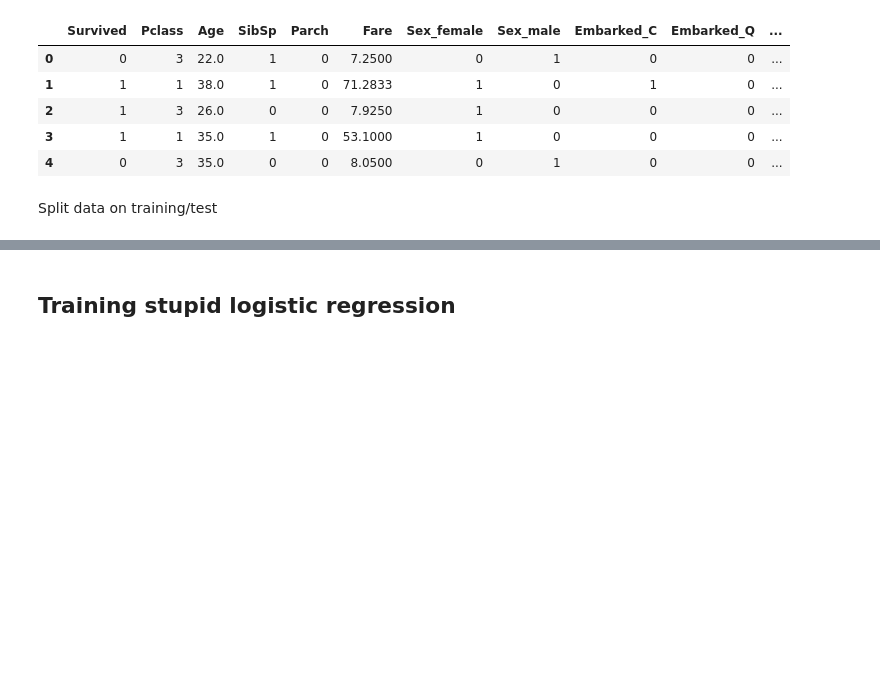
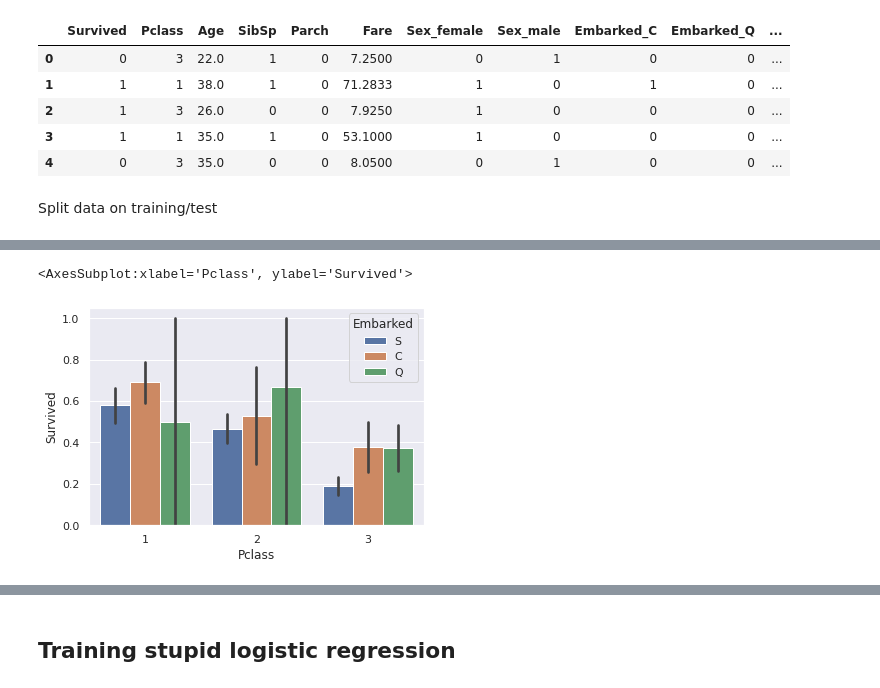
Before and after one commit to VsevolodKozlov-git/kaggle-titanic-competition, a Jupyter notebook: main.ipynb, the cells around one changed output, grey strips where cells are left out. Cells and saved outputs as stored; diff of their text form; code cells hidden in the pictures; blank space fills up the shorter version.

```diff
--- a/main.ipynb
+++ b/main.ipynb
@@ -99,0 +102,5 @@ X_train, X_test, y_train, y_test = train_test_split(X, y, train_size=0.8)
+# %%
+df_visualization = df_all.copy()
+df_visualization.drop(labels=['Ticket', 'Cabin', 'Name', 'PassengerId'], axis=1, inplace=True)
+df_visualization['Sex'] = df_visualization['Sex'].replace(['female', 'male'], [0, 1])
+df_visualization.head()
@@ -99,0 +123,5 @@ X_train, X_test, y_train, y_test = train_test_split(X, y, train_size=0.8)
+# %%
+sns.barplot(x='Pclass', y='Survived', hue='Embarked', data=df_visualization)
+# %% [output]
+<AxesSubplot:xlabel='Pclass', ylabel='Survived'>
+[figure, added]
```
Also changed, not shown: parts of 53 cells of this notebook, 1 other file.
